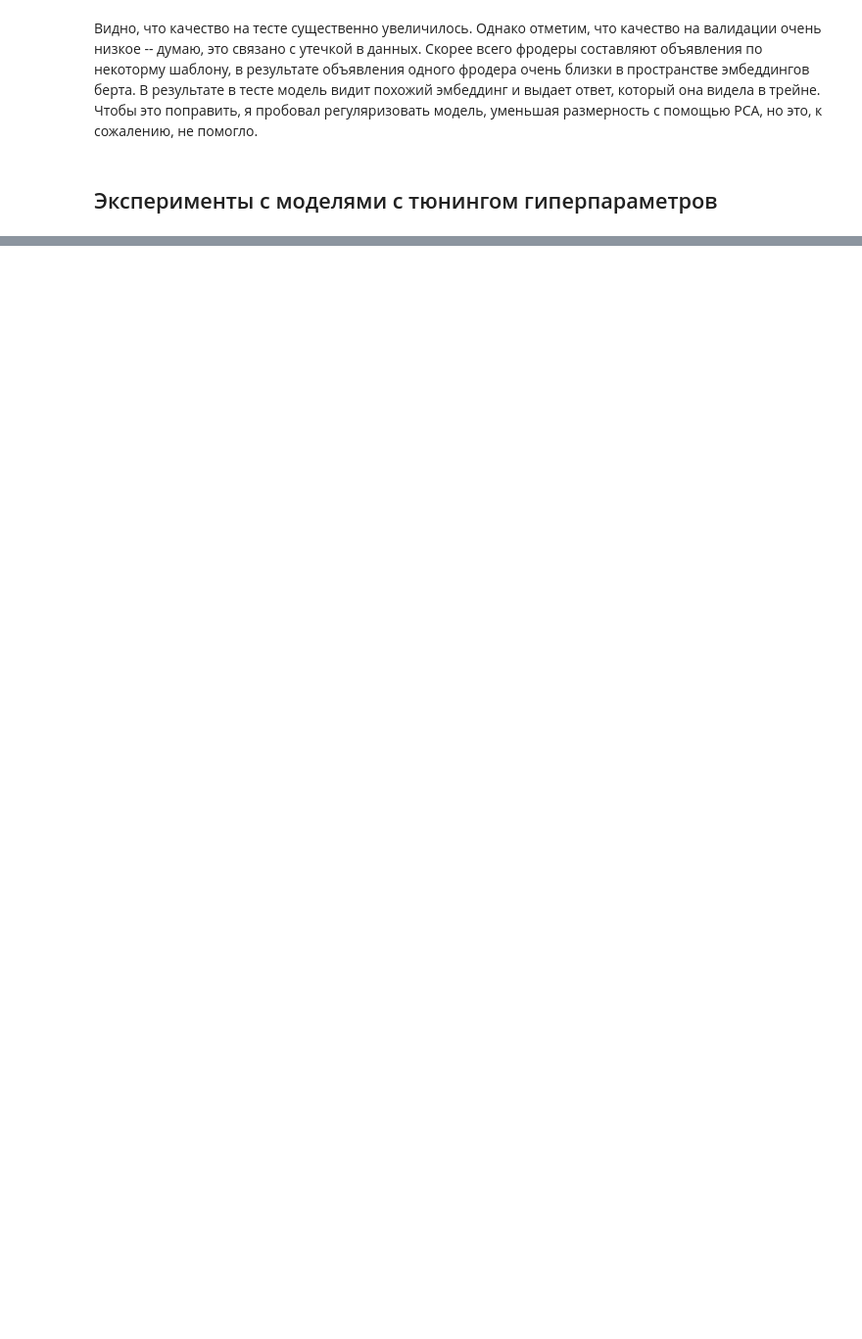
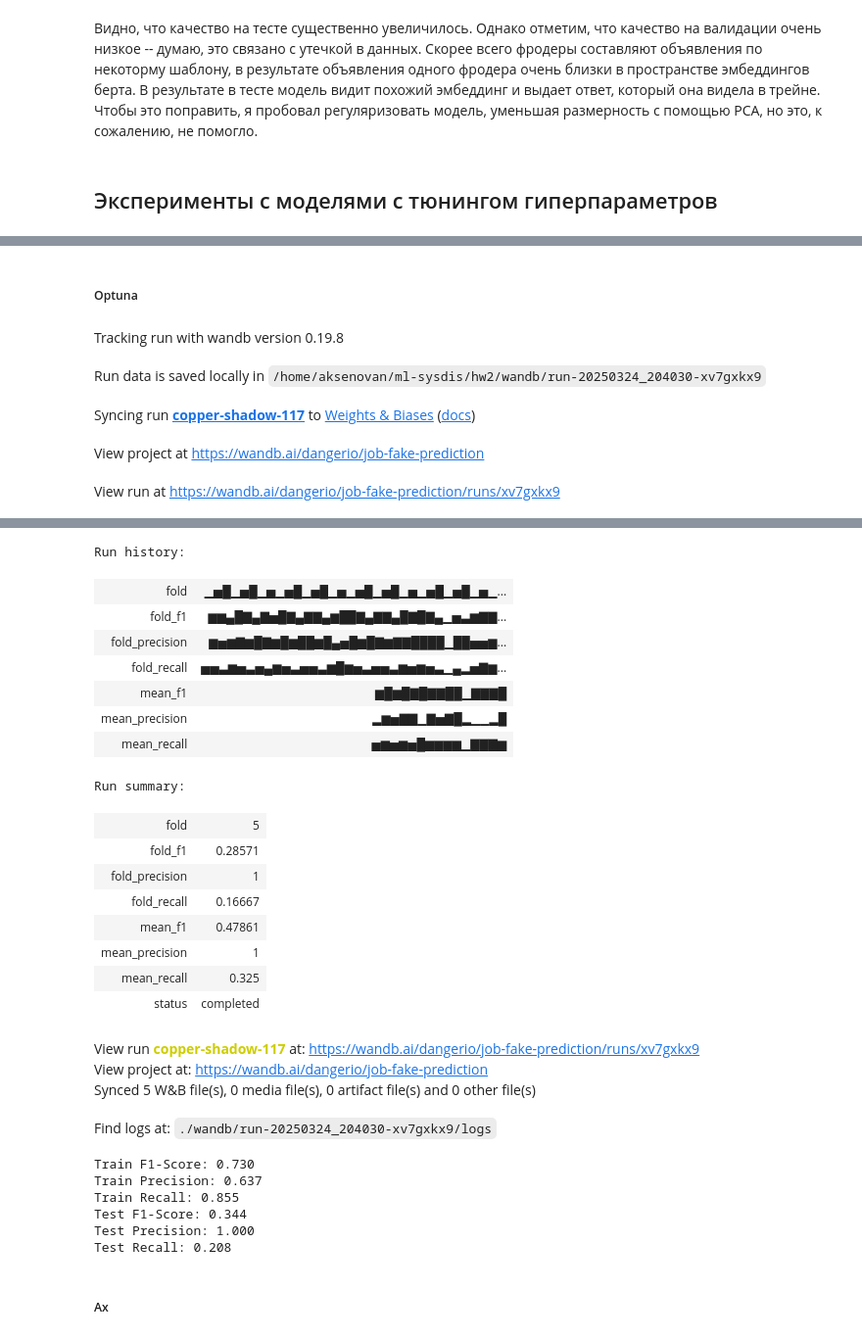
Before and after one commit to Dangerio/ml-sysdis, a Jupyter notebook: hw2/solution.ipynb, the cells around one changed output, grey strips where cells are left out. Shown: that part at 98% size. Drawn from its saved outputs; the diff is of its cells as text; code cells hidden in the pictures; blank space fills up the shorter version.

```diff
--- a/hw2/solution.ipynb
+++ b/hw2/solution.ipynb
@@ -425,0 +771,6 @@ Find logs at: ./wandb/run-20250324_181611-41qjam7z/logs
+# %%
+cb_cls = partial(CatBoostClassifier,
+    loss_function='Logloss',
+    text_features=raw_text_features,
+    verbose=False,
+)
@@ -425,0 +807,35 @@ Find logs at: ./wandb/run-20250324_181611-41qjam7z/logs
+# %% [markdown]
+##### Optuna
+# %%
+def catboost_param_sampler(trial):
+    return {
+        "iterations": trial.suggest_int("iterations", 50, 250),
+        "learning_rate": trial.suggest_float("learning_rate", 0.01, 0.2, log=True),
+        "depth": trial.suggest_int("depth", 4, 10),
+        "l2_leaf_reg": trial.suggest_float("l2_leaf_reg", 1e-2, 10, log=True),
+        "auto_class_weights": trial.suggest_categorical("auto_class_weights",
+                                                 ["Balanced", "SqrtBalanced"])
+    }
+
+with wandb.init(project="job-fake-prediction",
+          config={
+              "model_type": "catboost_optuna",
+              "validation": "stratified_group_kfold",
+              "k_folds": n_folds
+          }):
+    best_params, study = tune_hyperparameters_optuna(
+        X_train_cb, y_train, groups_train,
+        model_class=cb_cls,
+        param_sampler=catboost_param_sampler,
+        n_trials=15
+    )
+
+cb_model_optuna = cb_cls(**best_params).fit(X_train_cb, y_train)
+calc_and_print_metrics(cb_model_optuna, X_train_cb, y_train, is_test=False)
+calc_and_print_metrics(cb_model_optuna, X_test_cb, y_test)
+# %% [output]
+Tracking run with wandb version 0.19.8
+Run data is saved locally in /home/aksenovan/ml-sysdis/hw2/wandb/run-20250324_204030-xv7gxkx9
+Syncing run copper-shadow-117 to Weights & Biases (docs)
+View project at https://wandb.ai/dangerio/job-fake-prediction
+View run at https://wandb.ai/dangerio/job-fake-prediction/runs/xv7gxkx9
@@ -425,0 +859,29 @@ Find logs at: ./wandb/run-20250324_181611-41qjam7z/logs
+Run history:
+| fold | ▁▅█▁▅█▁▅▁▅█▁▅█▁▅▁▅█▁▅█▁▅▁▅█▁▅█▁▅▁... |
+| fold_f1 | ▆▆▄█▇▄▇▅█▇▄▇▇▄▆██▇▄▇▇▄█▇█▇▄▁▅▃▆▇▇... |
+| fold_precision | ▆▅▆▇▆█▇▆█▆██▆█▄▅█▆█▇▆▇▇████▁██▅▅▆... |
+| fold_recall | ▅▅▃▆▅▃▅▄▆▅▃▅▅▃▆█▆▅▃▅▅▃▆▅▆▅▃▁▄▂▅▇▆... |
+| mean_f1 | ▆█▆█▇█▇▇██▁▇▇▇█ |
+| mean_precision | ▂▆▅▇▇▁▇▅▇█▂▁▁▂█ |
+| mean_recall | ▅▆▅▆▅█▆▆▆▆▁▇▇▇▆ |
+Run summary:
+| fold | 5 |
+| fold_f1 | 0.28571 |
+| fold_precision | 1 |
+| fold_recall | 0.16667 |
+| mean_f1 | 0.47861 |
+| mean_precision | 1 |
+| mean_recall | 0.325 |
+| status | completed |
+View run copper-shadow-117 at: https://wandb.ai/dangerio/job-fake-prediction/runs/xv7gxkx9
+View project at: https://wandb.ai/dangerio/job-fake-prediction
+Synced 5 W&B file(s), 0 media file(s), 0 artifact file(s) and 0 other file(s)
+Find logs at: ./wandb/run-20250324_204030-xv7gxkx9/logs
+Train F1-Score: 0.730
+Train Precision: 0.637
+Train Recall: 0.855
+Test F1-Score: 0.344
+Test Precision: 1.000
+Test Recall: 0.208
+# %% [markdown]
+##### Ax
```
Also changed, not shown: parts of 17 cells of this notebook, 5 other files.
